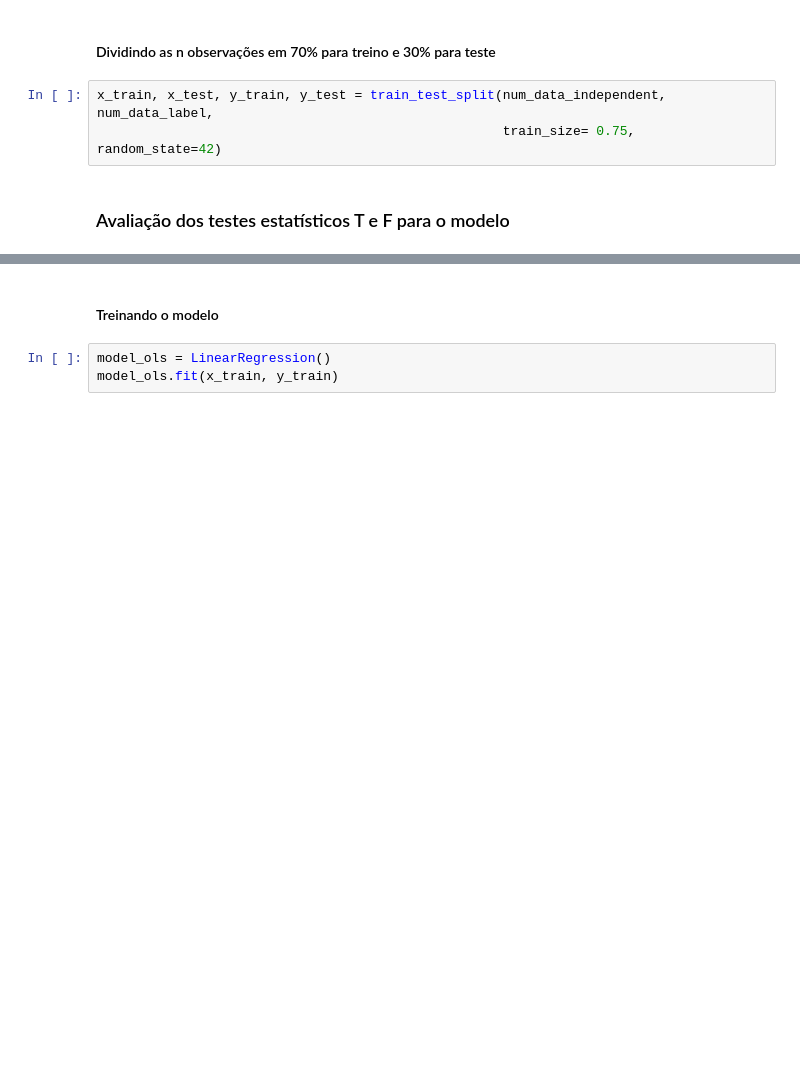
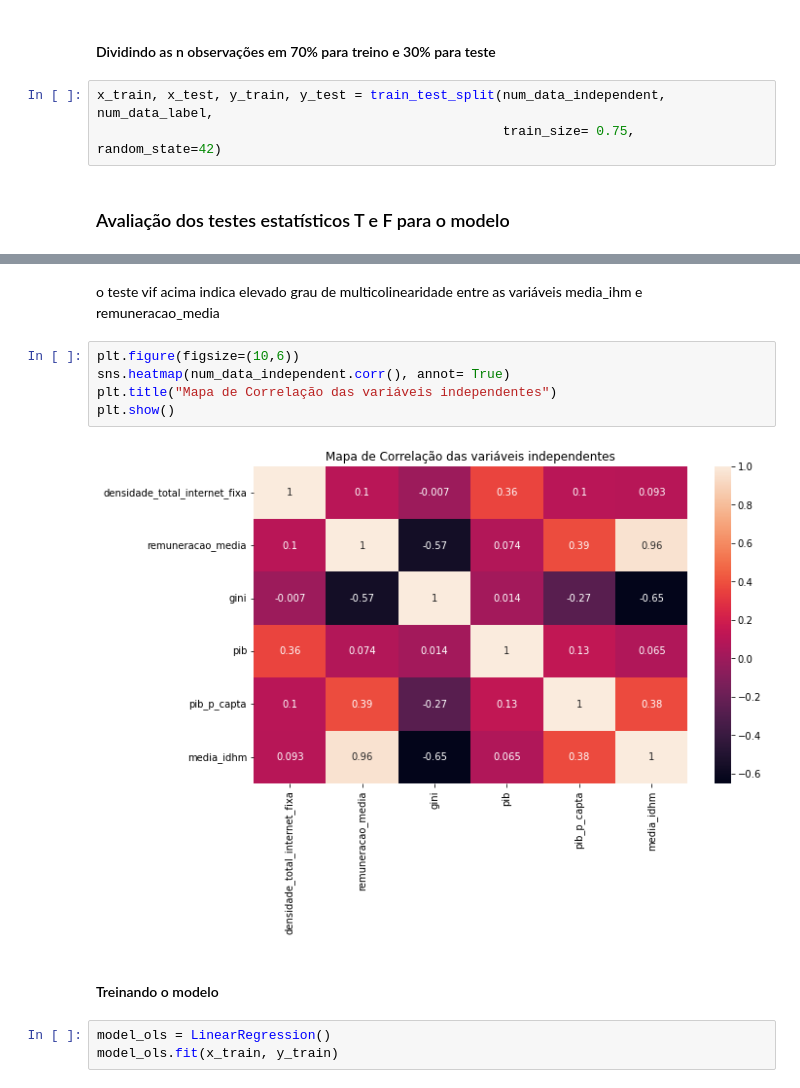
Before and after one commit to mcolazin/tcc_jupyter_new, a Jupyter notebook: part_5_linear_regression_sklearn.ipynb, the cells around one changed output, grey strips where cells are left out. Saved outputs shown, nothing was run; the diff lists cells and outputs as text; blank space fills up the shorter version.

```diff
--- a/part_5_linear_regression_sklearn.ipynb
+++ b/part_5_linear_regression_sklearn.ipynb
@@ -69,3 +121,13 @@ x_train, x_test, y_train, y_test = train_test_split(num_data_independent, num_da
+# %% [markdown]
+o teste vif acima indica elevado grau de multicolinearidade entre
+as variáveis media_ihm e remuneracao_media
+# %%
+plt.figure(figsize=(10,6))
+sns.heatmap(num_data_independent.corr(), annot= True)
+plt.title("Mapa de Correlação das variáveis independentes")
+plt.show()
+# %% [output]
+[figure, added]
 # %% [markdown]
 #### Treinando o modelo
 # %%
```
Also changed, not shown: parts of 23 cells of this notebook.
